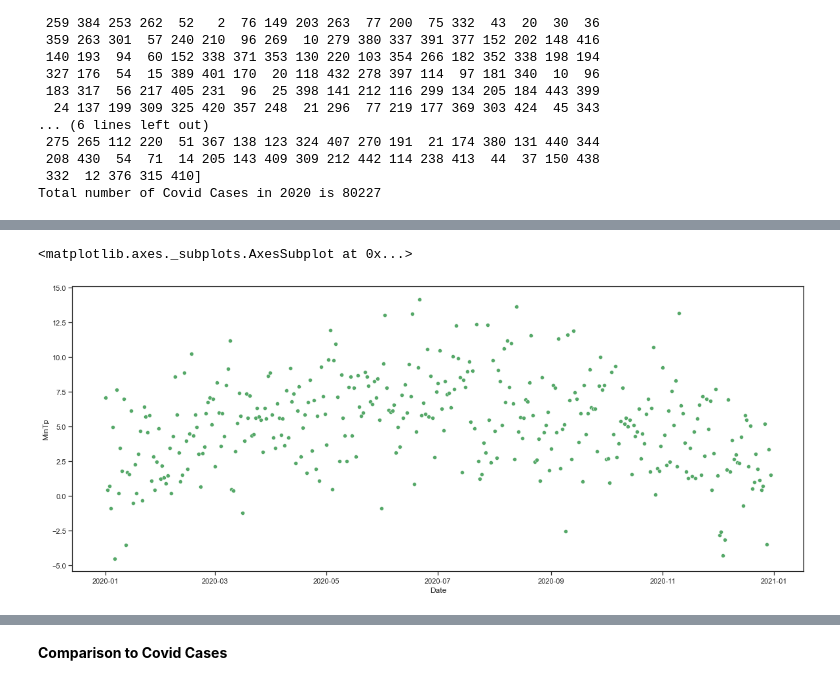
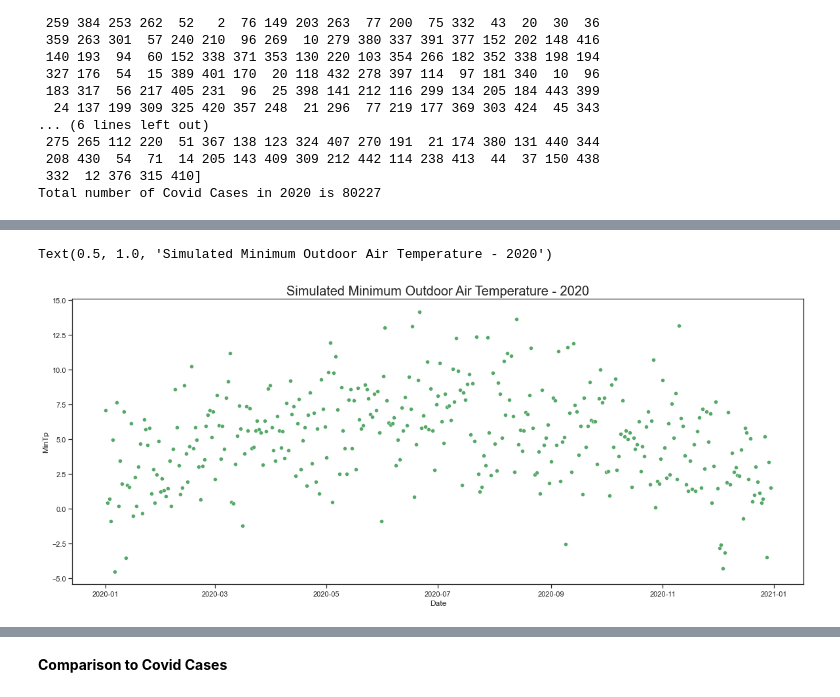
Before and after one commit to Keitho08/Prog_for_data_analyis_project_2020, a Jupyter notebook: Programming_for_Data_Analysis_Project_2020.ipynb, the cells around one changed output, grey strips where cells are left out. Cells and saved outputs as stored; diff of their text form; code cells hidden in the pictures.

```diff
--- a/Programming_for_Data_Analysis_Project_2020.ipynb
+++ b/Programming_for_Data_Analysis_Project_2020.ipynb
@@ -221,16 +278,18 @@ Total number of Covid Cases in 2020 is 80227
 # %%
 # Creating the Weather Data
-np.random.seed(1)
-t_range = 4.383604 # our range
-#t_mean = 7.902182  # our mean
-t_min = -5.0
+np.random.seed(1) # sets the seed to generate similar results each iteration
+t_range = 4.383604 # our range (standard deviation)
+t_min = -5.0 # our minimum value
 
-synMintp2020 = np.sin(np.arange(365)/365 * math.pi)*t_range + t_min
-#synMintp2020 = np.sin(np.arange(365)/365 * math.pi)*t_range + t_mean
+synMintp2020 = np.sin(np.arange(365)/365 * math.pi)*t_range + t_min # applies the formula described above
 synMintp2020 += np.random.normal(loc=7.203288, scale=3, size=365)
+# generates a normal distribution, loc=range of data set, scale is set to 3 as this generates a good fit of the data
+# based on experimentation. += adds a number from the normal distribution to the synMintp2020 variable
 
-syn2020MintpData = pd.DataFrame({'Date': dates2020, 'MinTp': synMintp2020})
+syn2020MintpData = pd.DataFrame({'Date': dates2020, 'MinTp': synMintp2020}) # creates a dictionary with weather data
 sns.scatterplot(x="Date", y='MinTp', data=syn2020MintpData[0:], color='g')
+# creates a scatterplot from dictionary
+plt.title('Simulated Minimum Outdoor Air Temperature - 2020', fontsize=20)
 # %% [output]
-<matplotlib.axes._subplots.AxesSubplot at 0x...>
+Text(0.5, 1.0, 'Simulated Minimum Outdoor Air Temperature - 2020')
-[figure, old version]
+[figure, new version]
```
Also changed, not shown: parts of 40 cells of this notebook.
